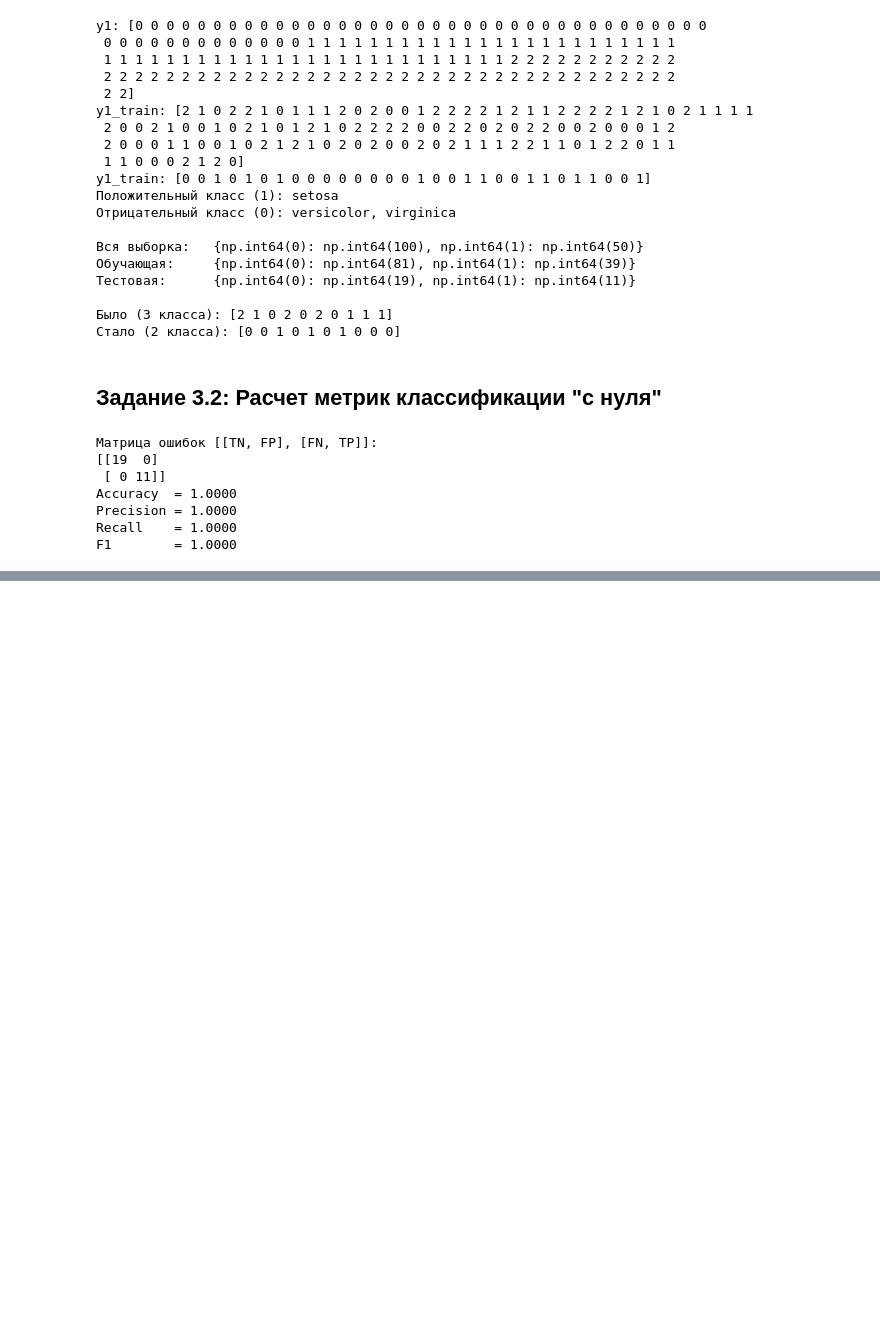
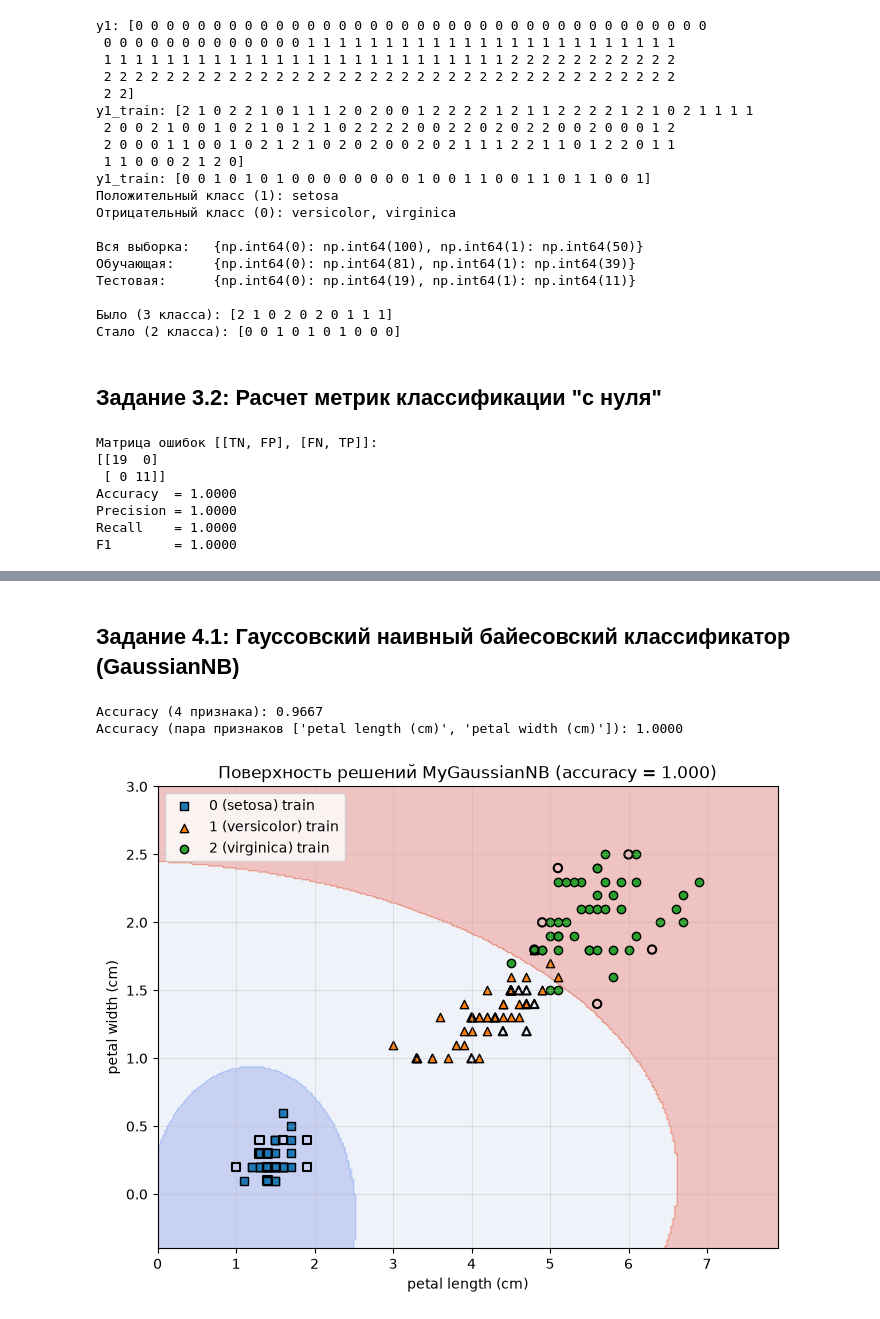
Before and after one commit to NEZHENSHEN/ML_LAB1, a Jupyter notebook: lab1.ipynb, the cells around one changed output, grey strips where cells are left out. Cells and saved outputs as stored; diff of their text form; code cells hidden in the pictures; blank space fills up the shorter version.

Commit message:
feat: add class MyGaussianNB

```diff
--- a/lab1.ipynb
+++ b/lab1.ipynb
@@ -440,2 +442,82 @@ F1        = 1.0000
+# %% [markdown]
+## Задание 4.1: Гауссовский наивный байесовский классификатор (GaussianNB)
+# %%
+class MyGaussianNB:
+    def __init__(self, var_smoothing=1e-9):
+        # 1e-9 чтобы не делить на 0
+        self.var_smoothing = var_smoothing
+
+    def fit(self, X_train, y_train):
+        X = np.asarray(X_train, dtype=float)
+        y = np.asarray(y_train)
+
+        self.classes_ = np.unique(y)
+        n_classes, n_features = len(self.classes_), X.shape[1]
+
+        self.log_prior_ = np.zeros(n_classes)
+        self.mu_ = np.zeros((n_classes, n_features))
+        self.sigma_ = np.zeros((n_classes, n_features))
+
+        eps = self.var_smoothing * X.var(axis=0).max()
+
+        for i, c in enumerate(self.classes_):
+            Xc = X[y == c] # объекты только класса c
+            self.log_prior_[i] = np.log(len(Xc) / len(X)) # log P(c)
+            self.mu_[i] = Xc.mean(axis=0) # среднее по каждому признаку
+            self.sigma_[i] = np.sqrt(Xc.var(axis=0) + eps) # стандартное отклонение
+        return self
+
+    def predict_proba(self, X_test):
+        # возвращает логарифм апостериорной вероятности (без нормировки).
+        X = np.asarray(X_test, dtype=float)
+        log_post = np.zeros((X.shape[0], len(self.classes_)))
+
+        for i in range(len(self.classes_)):
+            mu, sigma = self.mu_[i], self.sigma_[i]
+            # log плотности нормального распределения для каждого признака
+            log_pdf = -0.5 * np.log(2 * np.pi * sigma**2) - (X - mu)**2 / (2 * sigma**2)
+            # log P(c) + сумма по признакам
+            log_post[:, i] = self.log_prior_[i] + log_pdf.sum(axis=1)
+        return log_post
+
+    def predict(self, X_test):
+        return self.classes_[np.argmax(self.predict_proba(X_test), axis=1)]
+
+
+# обучение на всех 4 признаках
+gnb = MyGaussianNB().fit(X1_train, y1_train)
+y_pred_gnb = gnb.predict(X1_test)
+print(f"Accuracy (4 признака): {accuracy_score(y1_test, y_pred_gnb):.4f}")
+
+cols = [2, 3]
+feat_names = ['petal length (cm)', 'petal width (cm)']
+
+gnb2 = MyGaussianNB().fit(X1_train[:, cols], y1_train)
+acc2 = accuracy_score(y1_test, gnb2.predict(X1_test[:, cols]))
+print(f"Accuracy (пара признаков {feat_names}): {acc2:.4f}")
+
+# решающие границы
+X_2d = X1[:, cols]
+xx, yy = np.meshgrid(
+    np.linspace(X_2d[:, 0].min() - 1,   X_2d[:, 0].max() + 1,   300),
+    np.linspace(X_2d[:, 1].min() - 0.5, X_2d[:, 1].max() + 0.5, 300))
+Z = gnb2.predict(np.c_[xx.ravel(), yy.ravel()]).reshape(xx.shape)
+
+plt.figure(figsize=(8, 6))
+plt.contourf(xx, yy, Z, alpha=0.3, cmap='coolwarm')
+for c, marker, name in zip([0, 1, 2], ['s', '^', 'o'], load_iris().target_names):
+    m = y1_train == c
+    plt.scatter(X1_train[m, cols[0]], X1_train[m, cols[1]], marker=marker,
+                edgecolor='k', label=f'{c} ({name}) train')
+    m = y1_test == c
+    plt.scatter(X1_test[m, cols[0]], X1_test[m, cols[1]], marker=marker,
+                edgecolor='k', facecolor='none', linewidth=1.5)
+plt.xlabel(feat_names[0]); plt.ylabel(feat_names[1])
+plt.title(f'Поверхность решений MyGaussianNB (accuracy = {acc2:.3f})')
+plt.legend(); plt.grid(alpha=0.3); plt.show()
+# %% [output]
+Accuracy (4 признака): 0.9667
+Accuracy (пара признаков ['petal length (cm)', 'petal width (cm)']): 1.0000
+[figure, added]
 # %% [markdown]
 ![image.png](attachment:6263ea49-eecf-4248-b694-99019e5a6cbd.png)![image.png](attachment:0143b05d-b2ef-4def-bfae-7d59e1c3d44a.png)
```
Also changed, not shown: parts of 1 cell of this notebook.
